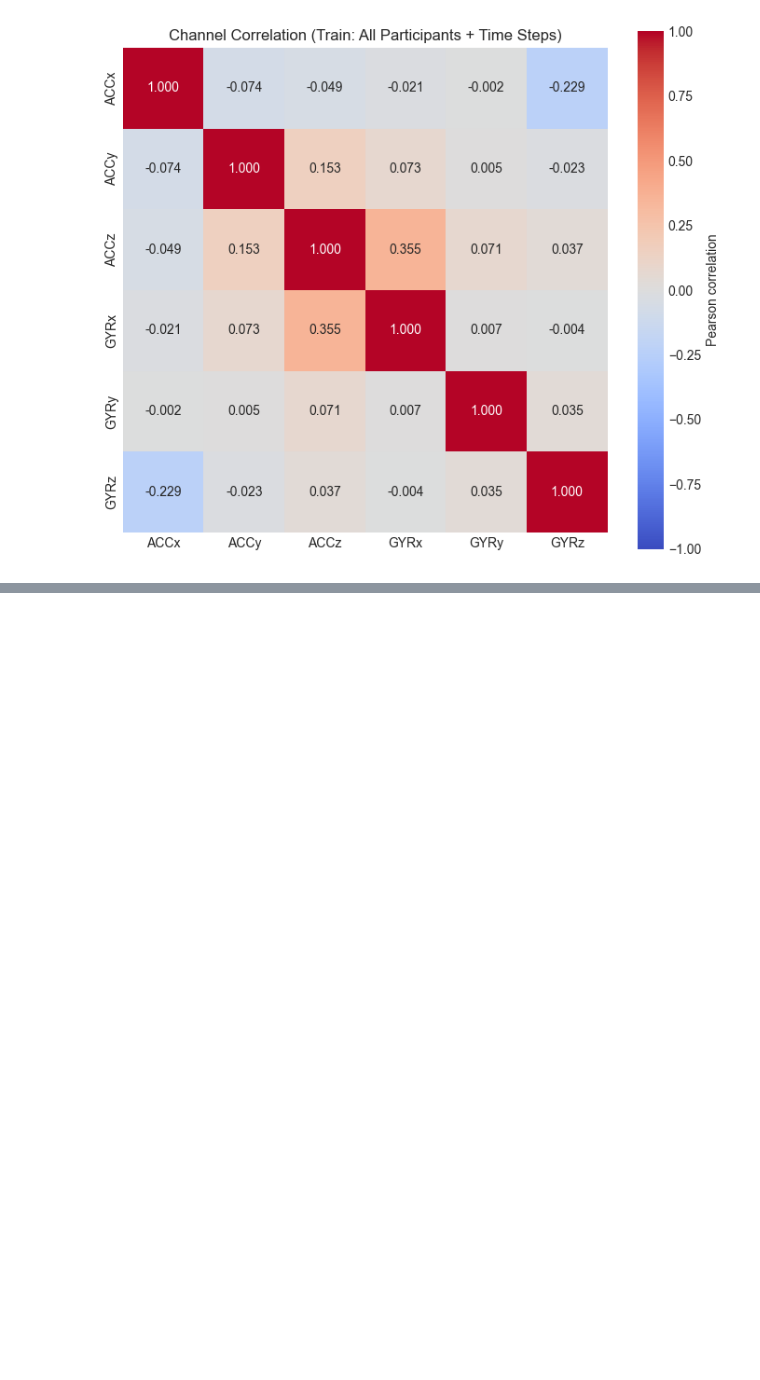
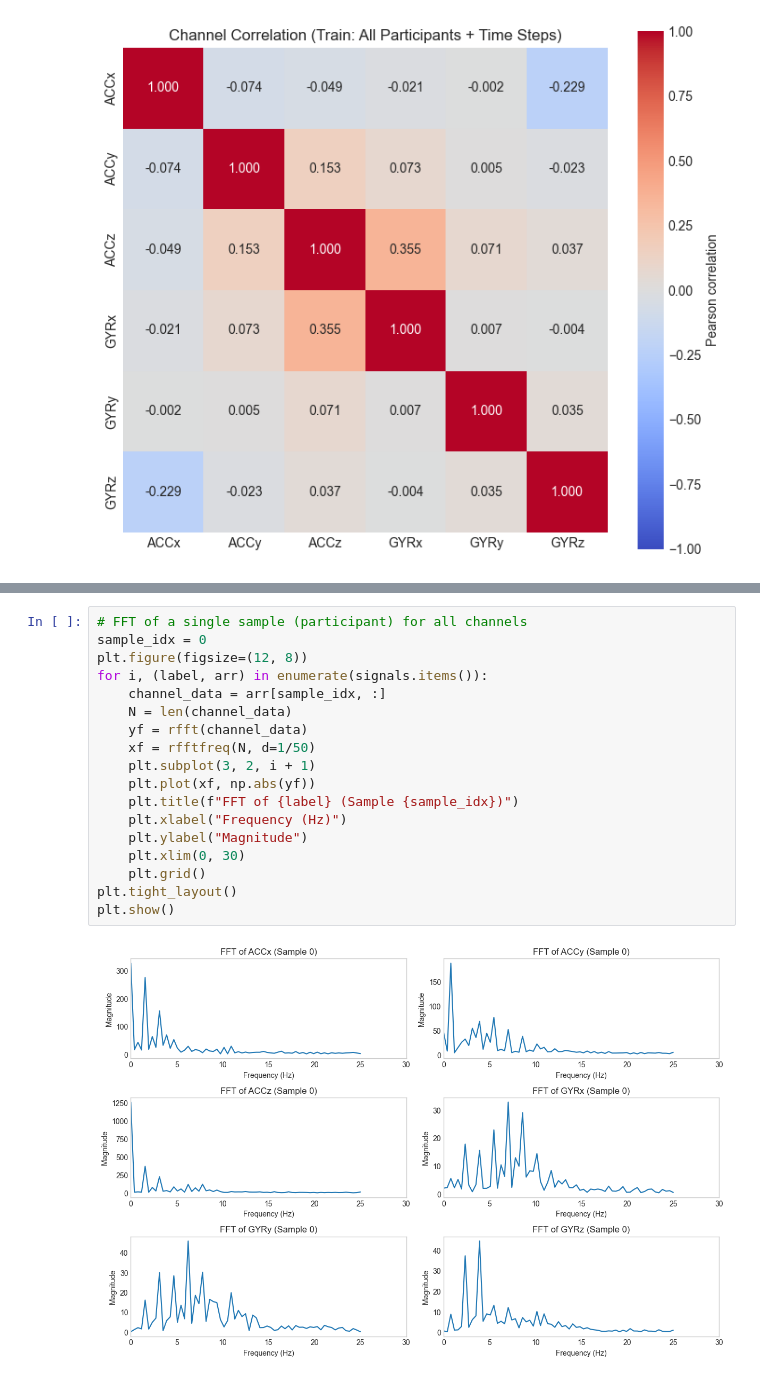
Before and after one commit to ponderingpenguins/applied-machine-learning, a Jupyter notebook: gait_classification/notebooks/prelim_data_look.ipynb, the cells around one changed output, grey strips where cells are left out. Drawn from its saved outputs; the diff is of its cells as text; blank space fills up the shorter version.

```diff
--- a/gait_classification/notebooks/prelim_data_look.ipynb
+++ b/gait_classification/notebooks/prelim_data_look.ipynb
@@ -162,0 +184,20 @@ Channel table shape (flattened): (4237312, 6)
+# %%
+# FFT of a single sample (participant) for all channels
+sample_idx = 0
+plt.figure(figsize=(12, 8))
+for i, (label, arr) in enumerate(signals.items()):
+    channel_data = arr[sample_idx, :]
+    N = len(channel_data)
+    yf = rfft(channel_data)
+    xf = rfftfreq(N, d=1/50)
+    plt.subplot(3, 2, i + 1)
+    plt.plot(xf, np.abs(yf))
+    plt.title(f"FFT of {label} (Sample {sample_idx})")
+    plt.xlabel("Frequency (Hz)")
+    plt.ylabel("Magnitude")
+    plt.xlim(0, 30)
+    plt.grid()
+plt.tight_layout()
+plt.show()
+# %% [output]
+[figure, added]
```
Also changed, not shown: parts of 8 cells of this notebook, 16 other files.
